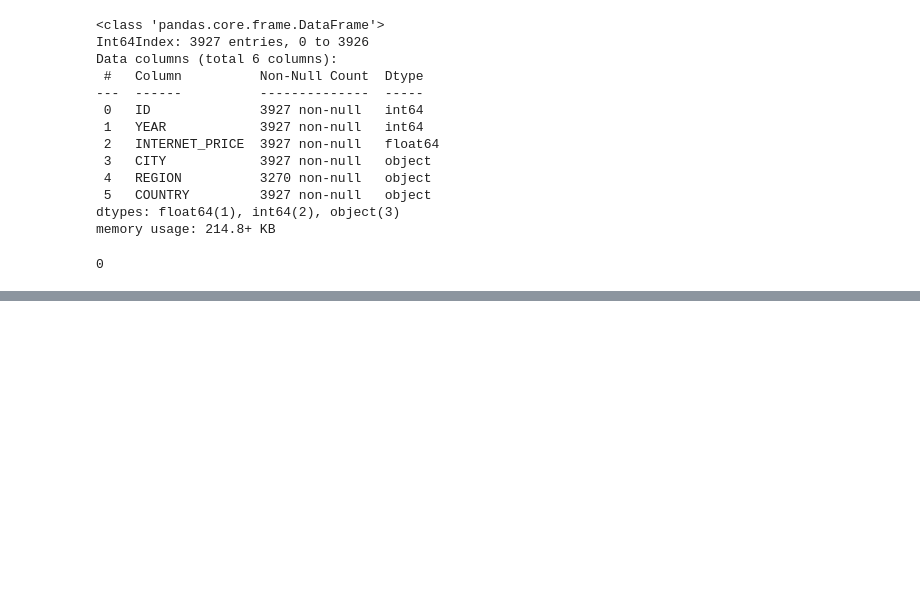
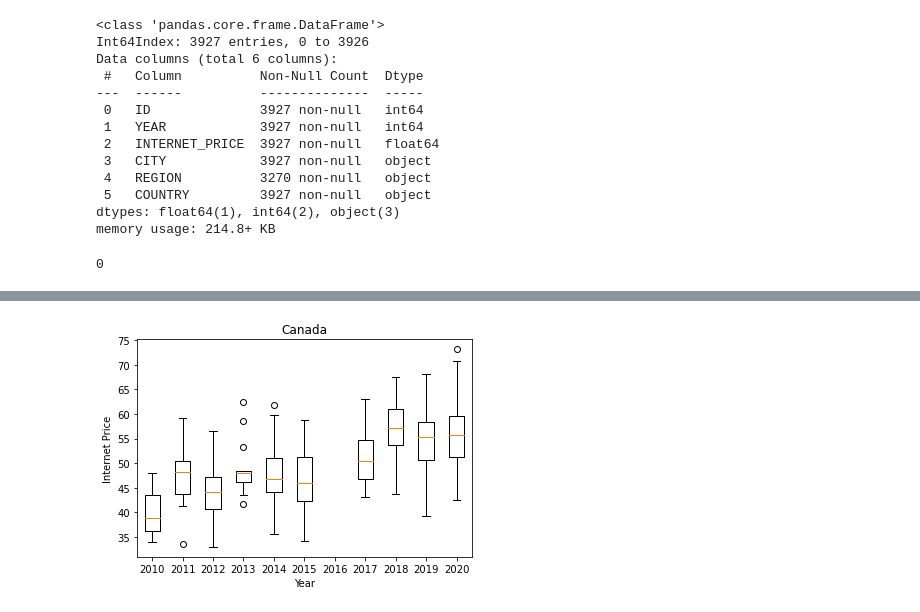
Before and after one commit to elp192/Internet-Price-Analysis-and-Forcasting, a Jupyter notebook: EDA/EDA.ipynb, the cells around one changed output, grey strips where cells are left out. Cells and saved outputs as stored; diff of their text form; code cells hidden in the pictures; blank space fills up the shorter version.

```diff
--- a/EDA/EDA.ipynb
+++ b/EDA/EDA.ipynb
@@ -75,0 +118,33 @@ df_new.shape
+# %%
+#  Range of Internet price in Canada during 2010-2025
+# Create a new DataFrame for Canada
+df_new5=df_new[(df_new['COUNTRY']=='Canada')]
+df_new5
+
+# Sort the new DATAFRAME based on year
+df_new6=df_new5.sort_values(by=['YEAR'])
+
+# Create boxplot
+price_2010=df_new6[df_new6['YEAR']==2010]['INTERNET_PRICE']
+price_2011=df_new6[df_new6['YEAR']==2011]['INTERNET_PRICE']
+price_2012=df_new6[df_new6['YEAR']==2012]['INTERNET_PRICE']
+price_2013=df_new6[df_new6['YEAR']==2013]['INTERNET_PRICE']
+price_2014=df_new6[df_new6['YEAR']==2014]['INTERNET_PRICE']
+price_2015=df_new6[df_new6['YEAR']==2015]['INTERNET_PRICE']
+price_2016=df_new6[df_new6['YEAR']==2016]['INTERNET_PRICE']
+price_2017=df_new6[df_new6['YEAR']==2017]['INTERNET_PRICE']
+price_2018=df_new6[df_new6['YEAR']==2018]['INTERNET_PRICE']
+price_2019=df_new6[df_new6['YEAR']==2019]['INTERNET_PRICE']
+price_2020=df_new6[df_new6['YEAR']==2020]['INTERNET_PRICE']
+
+box_plot_data=[price_2010,price_2011,price_2012,price_2013,price_2014,price_2015,price_2016,price_2017,price_2018,price_2019,price_2020]
+
+fig = pyplot.figure()
+ax = fig.add_subplot()
+ax.set_ylabel('Internet Price')
+ax.set_xlabel('Year')
+ax.set_title('Canada')
+pyplot.boxplot(box_plot_data,labels=[2010,2011,2012,2013,2014,2015,2016,2017,2018,2019,2020])
+pyplot.show()
+# %% [output]
+[figure, added]
```
Also changed, not shown: parts of 9 cells of this notebook.
